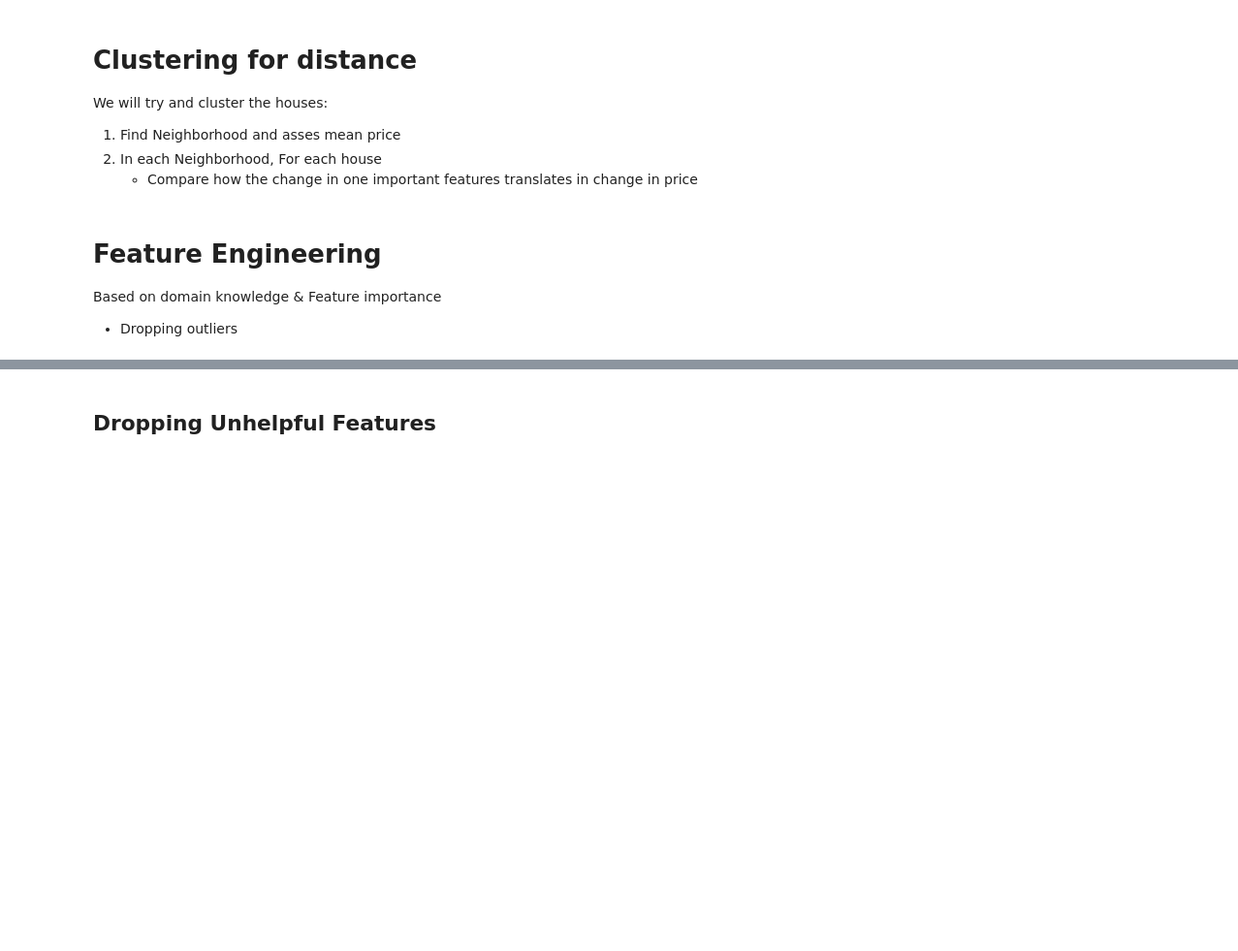
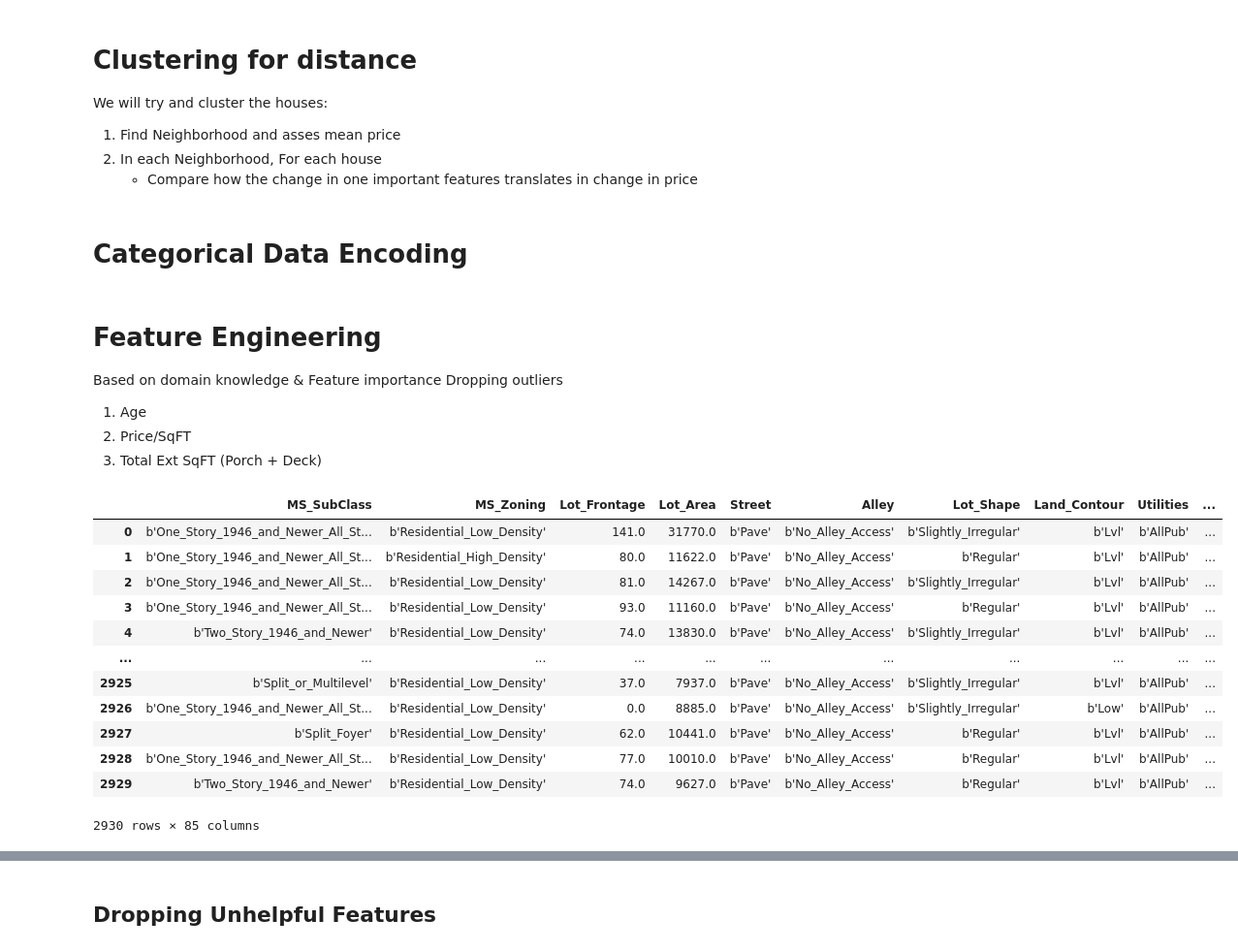
Before and after one commit to PayThePizzo/HouseSalesPricePrediction, a Jupyter notebook: EDA-Ames.ipynb, the cells around one changed output, grey strips where cells are left out. Shown at 97% size. Drawn from its saved outputs; the diff is of its cells as text; code cells hidden in the pictures; blank space fills up the shorter version.

```diff
--- a/EDA-Ames.ipynb
+++ b/EDA-Ames.ipynb
@@ -166,0 +77,4 @@ plt.show()
+# %%
+# We keep Latitude and Longitude just for now
+df.drop(columns=['Misc_Val', 'Misc_Feature'], inplace=True)
+df.describe()
@@ -166,0 +203,4 @@ plt.show()
+# %%
+# Adding Log Sale Price
+df['Log_Sale_Price'] = np.log(df['Sale_Price'])
+numeric_distr_plot(df, 'Log_Sale_Price', (9,9))
@@ -274,7 +472,36 @@ We will try and cluster the houses:
 1. Find Neighborhood and asses mean price
 2. In each Neighborhood, For each house
    * Compare how the change in one important features translates in change in price
+# %% [markdown]
+# Categorical Data Encoding
 # %% [markdown]
 # Feature Engineering
+
 Based on domain knowledge & Feature importance
-* Dropping outliers
+Dropping outliers
+1. Age
+4. Price/SqFT
+5. Total Ext SqFT (Porch + Deck)
+# %%
+import datetime
+
+df['Age'] = int(datetime.datetime.now().year) - df['Year_Built']
+df['Age_Since_Remod'] = int(datetime.datetime.now().year) - df['Year_Remod_Add']
+df['Price_per_SqFt'] = df['Sale_Price']/df['Lot_Area']
+df['Ext_SqFt'] = df['Wood_Deck_SF'] + df['Open_Porch_SF'] + df['Screen_Porch'] + df['Enclosed_Porch'] + df['Three_season_porch']
+
+df
+# %% [output]
+|  | MS_SubClass | MS_Zoning | Lot_Frontage | Lot_Area | Street | Alley | Lot_Shape | Land_Contour | Utilities | ... |
+| 0 | b'One_Story_1946_and_Newer_All_St... | b'Residential_Low_Density' | 141.0 | 31770.0 | b'Pave' | b'No_Alley_Access' | b'Slightly_Irregular' | b'Lvl' | b'AllPub' | ... |
+| 1 | b'One_Story_1946_and_Newer_All_St... | b'Residential_High_Density' | 80.0 | 11622.0 | b'Pave' | b'No_Alley_Access' | b'Regular' | b'Lvl' | b'AllPub' | ... |
+| 2 | b'One_Story_1946_and_Newer_All_St... | b'Residential_Low_Density' | 81.0 | 14267.0 | b'Pave' | b'No_Alley_Access' | b'Slightly_Irregular' | b'Lvl' | b'AllPub' | ... |
+| 3 | b'One_Story_1946_and_Newer_All_St... | b'Residential_Low_Density' | 93.0 | 11160.0 | b'Pave' | b'No_Alley_Access' | b'Regular' | b'Lvl' | b'AllPub' | ... |
+| 4 | b'Two_Story_1946_and_Newer' | b'Residential_Low_Density' | 74.0 | 13830.0 | b'Pave' | b'No_Alley_Access' | b'Slightly_Irregular' | b'Lvl' | b'AllPub' | ... |
+| ... | ... | ... | ... | ... | ... | ... | ... | ... | ... | ... |
+| 2925 | b'Split_or_Multilevel' | b'Residential_Low_Density' | 37.0 | 7937.0 | b'Pave' | b'No_Alley_Access' | b'Slightly_Irregular' | b'Lvl' | b'AllPub' | ... |
+| 2926 | b'One_Story_1946_and_Newer_All_St... | b'Residential_Low_Density' | 0.0 | 8885.0 | b'Pave' | b'No_Alley_Access' | b'Slightly_Irregular' | b'Low' | b'AllPub' | ... |
+| 2927 | b'Split_Foyer' | b'Residential_Low_Density' | 62.0 | 10441.0 | b'Pave' | b'No_Alley_Access' | b'Regular' | b'Lvl' | b'AllPub' | ... |
+| 2928 | b'One_Story_1946_and_Newer_All_St... | b'Residential_Low_Density' | 77.0 | 10010.0 | b'Pave' | b'No_Alley_Access' | b'Regular' | b'Lvl' | b'AllPub' | ... |
+| 2929 | b'Two_Story_1946_and_Newer' | b'Residential_Low_Density' | 74.0 | 9627.0 | b'Pave' | b'No_Alley_Access' | b'Regular' | b'Lvl' | b'AllPub' | ... |
+2930 rows × 85 columns
```
Also changed, not shown: parts of 80 cells of this notebook, 2 other files.
